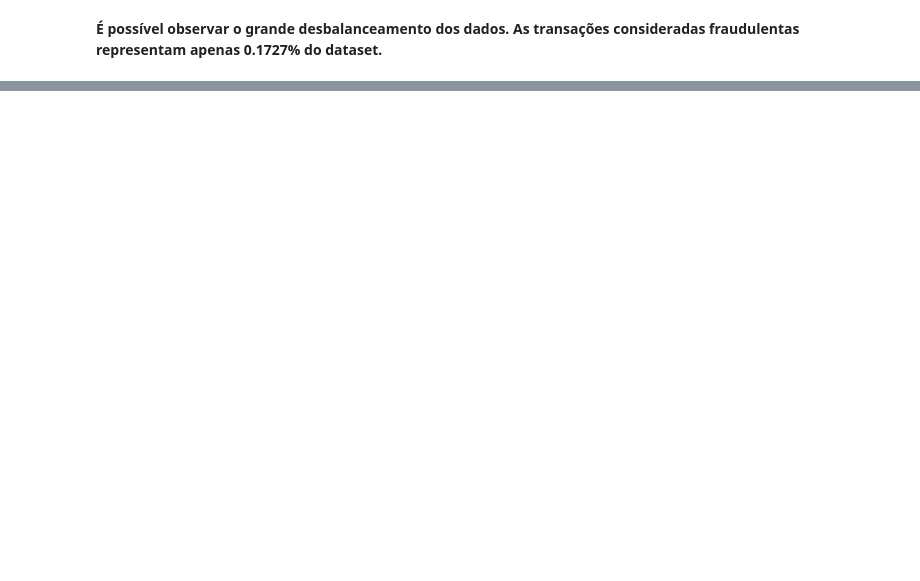
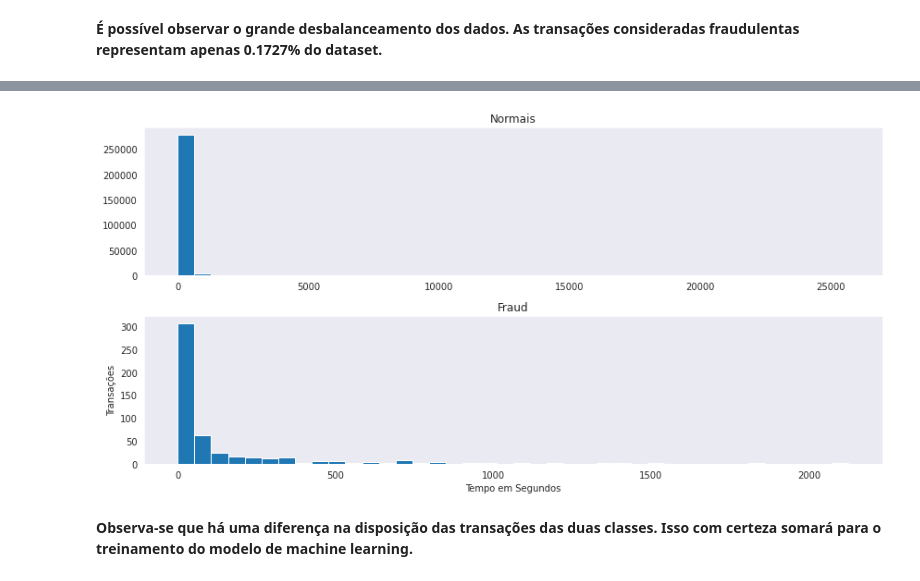
Before and after one commit to Pedro-Henrique8899-eng/Data_Science_Pedro_Enginer, a Jupyter notebook: inicio_file_cartao.ipynb, the cells around one changed output, grey strips where cells are left out. Drawn from its saved outputs; the diff is of its cells as text; code cells hidden in the pictures; blank space fills up the shorter version.

```diff
--- a/inicio_file_cartao.ipynb
+++ b/inicio_file_cartao.ipynb
@@ -128,0 +136,19 @@ Text(0.5, 1.0, 'Fraude')
+# %%
+# Histograma para a variável amount
+fig, ax = plt.subplots(nrows=2, ncols=1, figsize=(12,6))
+
+num_bins = 40
+
+ax[0].hist(df.Amount[df.Class == 0], bins = num_bins)
+ax[0].set_title('Normais')
+
+ax[1].hist(df.Amount[df.Class == 1], bins = num_bins)
+ax[1].set_title('Fraud')
+
+plt.xlabel('Tempo em Segundos')
+plt.ylabel('Transações')
+plt.tight_layout()
+# %% [output]
+[figure, added]
+# %% [markdown]
+**Observa-se que há uma diferença na disposição das transações das duas classes. Isso com certeza somará para o treinamento do modelo de machine learning.**
```
Also changed, not shown: parts of 5 cells of this notebook.
